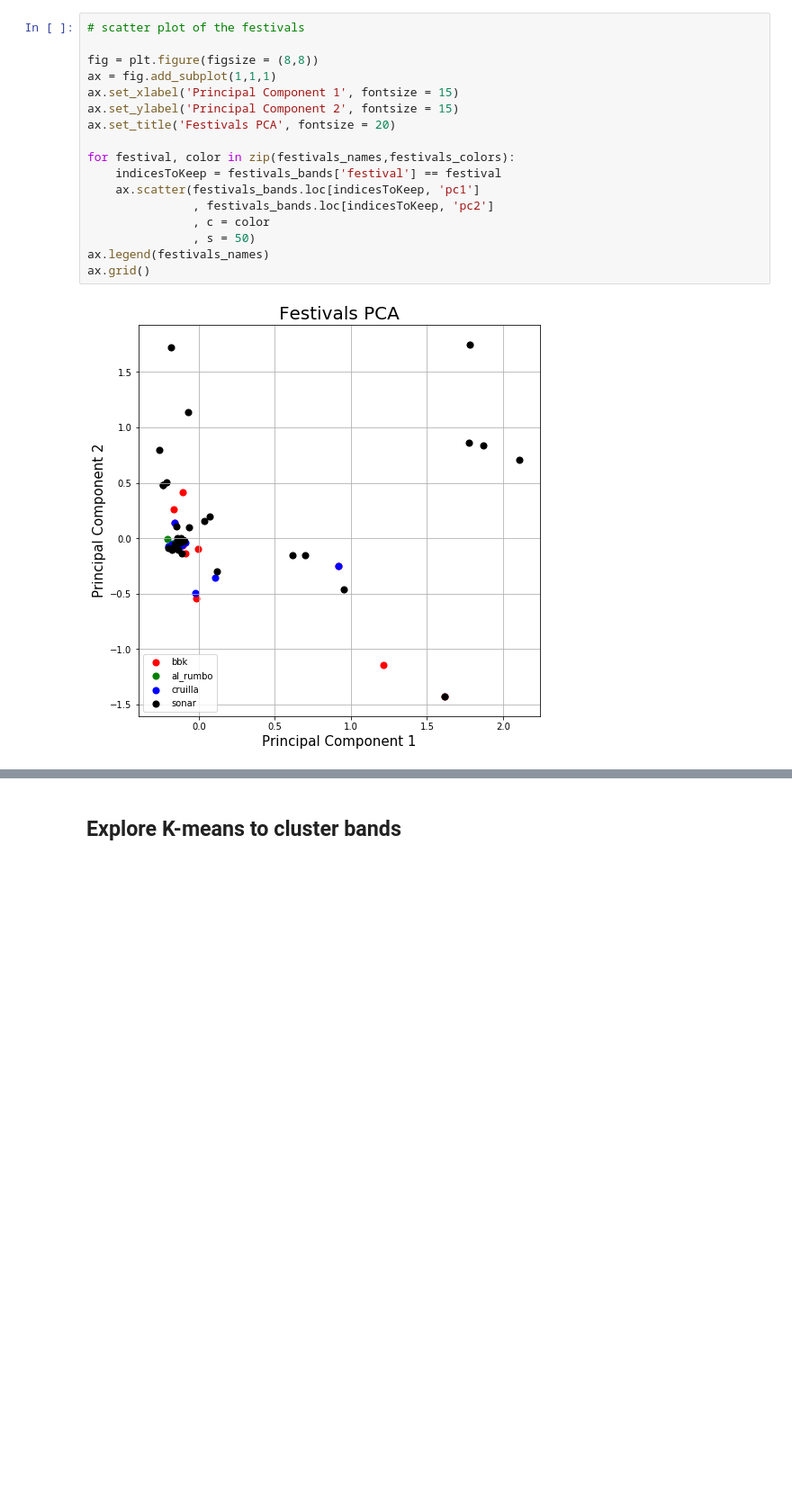
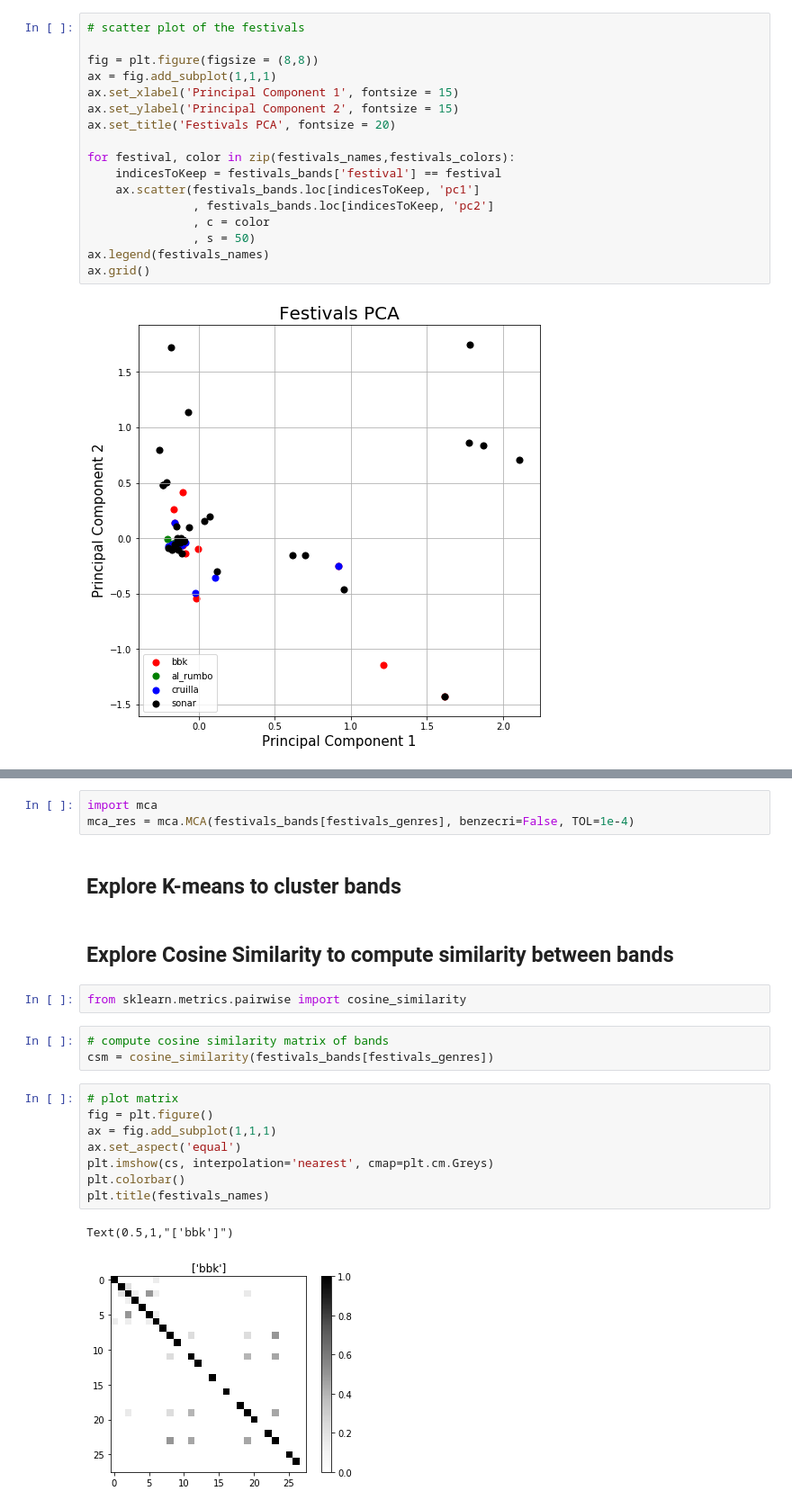
Before and after one commit to eduardbonada/festivals2018, a Jupyter notebook: Explore Festivals Info.ipynb, the cells around one changed output, grey strips where cells are left out. Shown: that part at 90% size. Saved outputs shown, nothing was run; the diff lists cells and outputs as text; blank space fills up the shorter version.

```diff
--- a/Explore Festivals Info.ipynb
+++ b/Explore Festivals Info.ipynb
@@ -157,2 +162,23 @@ ax.grid()
+# %%
+import mca
+mca_res = mca.MCA(festivals_bands[festivals_genres], benzecri=False, TOL=1e-4)
 # %% [markdown]
 ## Explore K-means to cluster bands
+# %% [markdown]
+## Explore Cosine Similarity to compute similarity between bands
+# %%
+from sklearn.metrics.pairwise import cosine_similarity
+# %%
+# compute cosine similarity matrix of bands
+csm = cosine_similarity(festivals_bands[festivals_genres])
+# %%
+# plot matrix
+fig = plt.figure()
+ax = fig.add_subplot(1,1,1)
+ax.set_aspect('equal')
+plt.imshow(cs, interpolation='nearest', cmap=plt.cm.Greys)
+plt.colorbar()
+plt.title(festivals_names)
+# %% [output]
+Text(0.5,1,"['bbk']")
+[figure, added]
```
Also changed, not shown: parts of 6 cells of this notebook.
